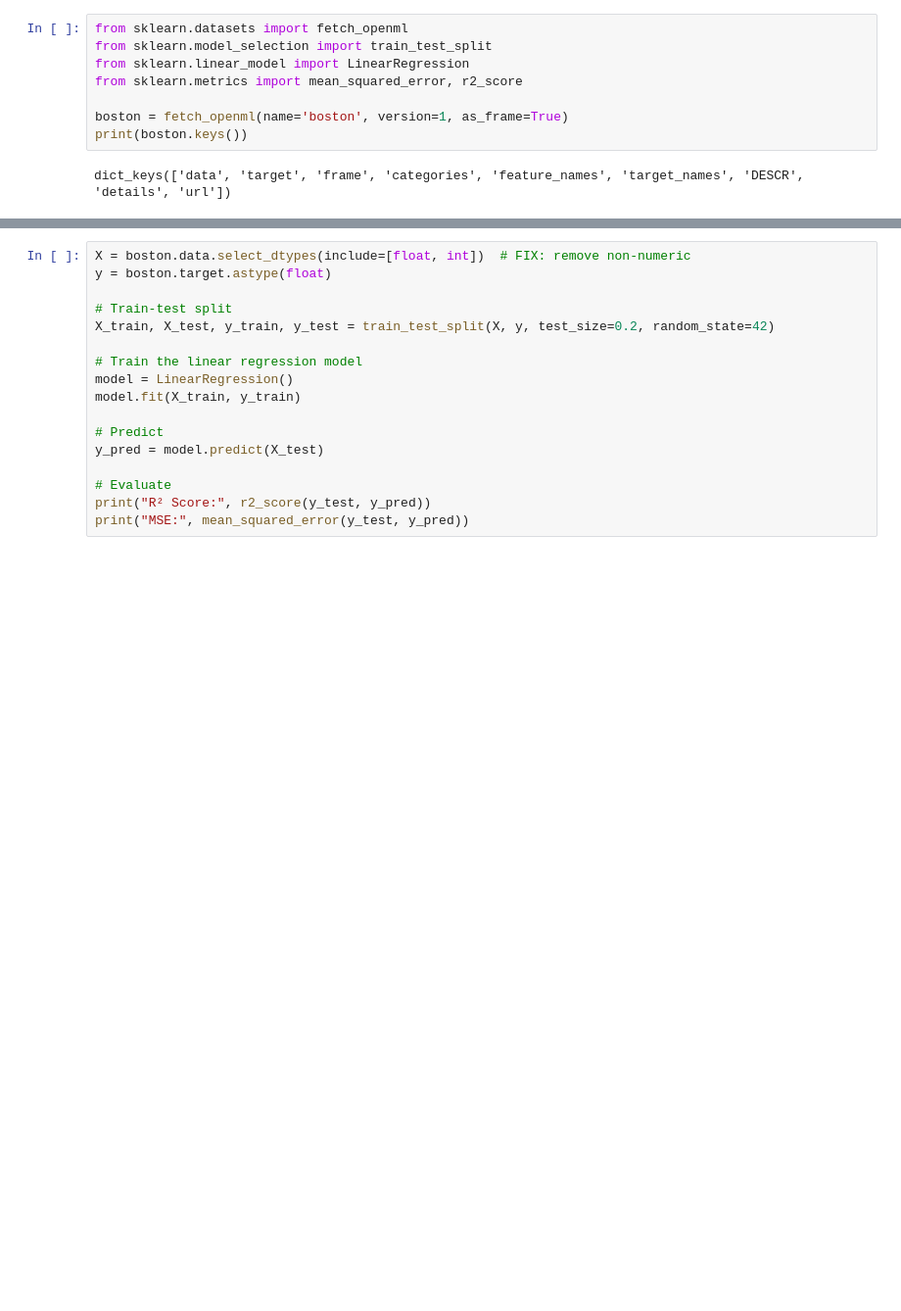
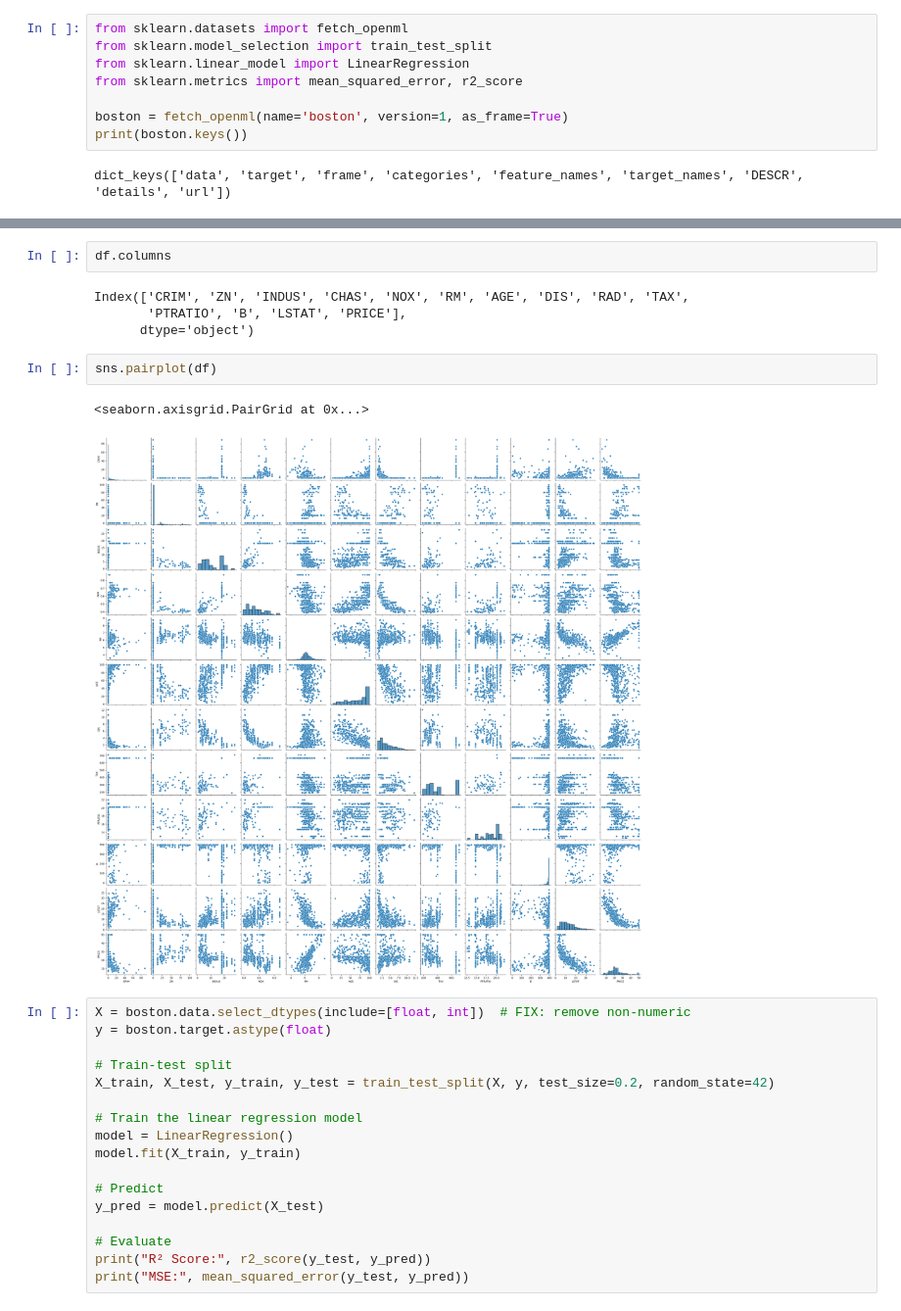
Before and after one commit to Adhishtanaka/SE-to-ML, a Jupyter notebook: ml/linear_regression/basic_lr2.ipynb, the cells around one changed output, grey strips where cells are left out. Shown at 98% size. Saved outputs shown, nothing was run; the diff lists cells and outputs as text; blank space fills up the shorter version.

```diff
--- a/ml/linear_regression/basic_lr2.ipynb
+++ b/ml/linear_regression/basic_lr2.ipynb
@@ -19,3 +70,14 @@ dict_keys(['data', 'target', 'frame', 'categories', 'feature_names', 'target_nam
+# %%
+df.columns
+# %% [output]
+Index(['CRIM', 'ZN', 'INDUS', 'CHAS', 'NOX', 'RM', 'AGE', 'DIS', 'RAD', 'TAX',
+       'PTRATIO', 'B', 'LSTAT', 'PRICE'],
+      dtype='object')
+# %%
+sns.pairplot(df)
+# %% [output]
+<seaborn.axisgrid.PairGrid at 0x...>
+[figure, added]
 # %%
 X = boston.data.select_dtypes(include=[float, int])  # FIX: remove non-numeric
 y = boston.target.astype(float)
```
Also changed, not shown: parts of 7 cells of this notebook.
